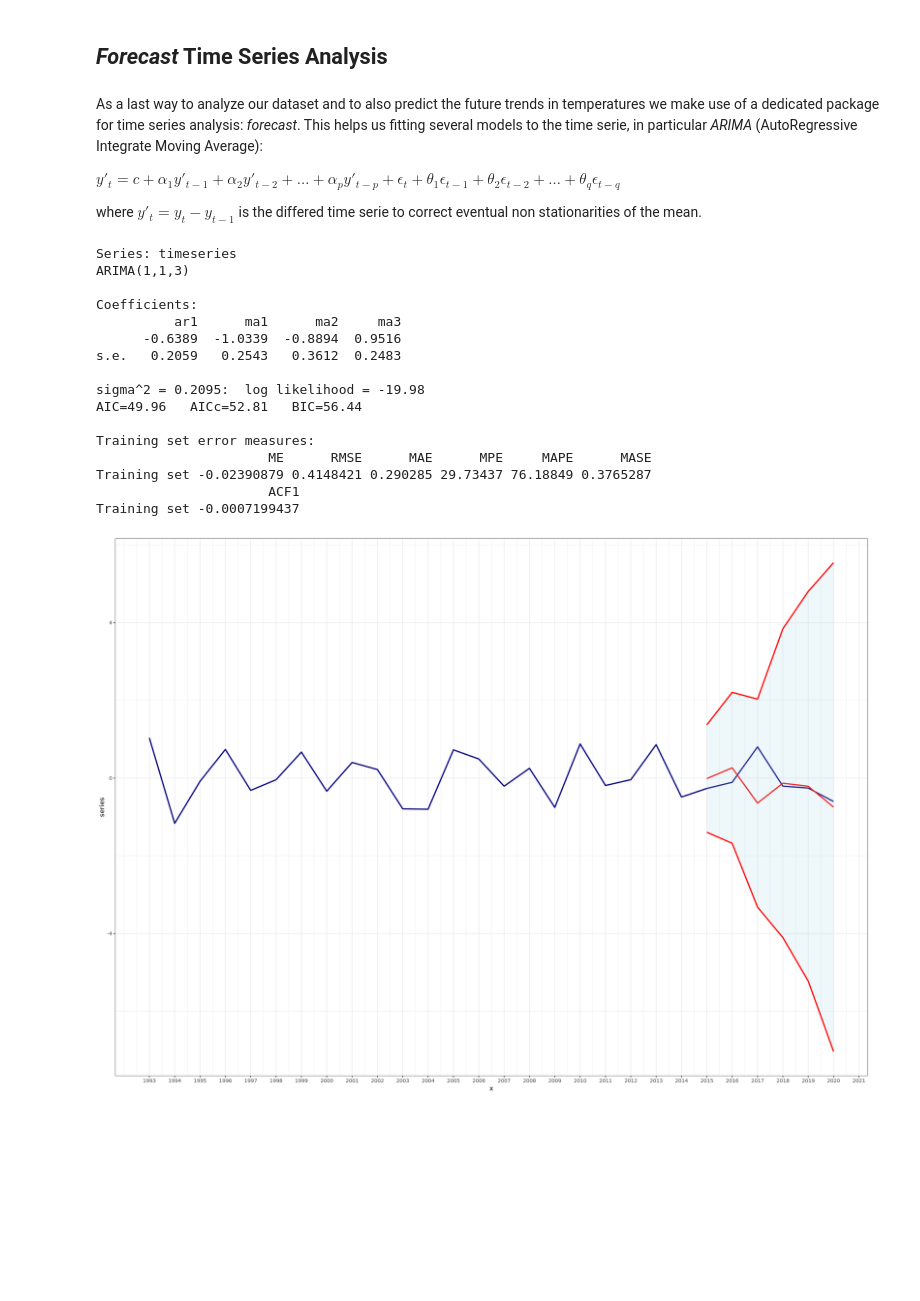
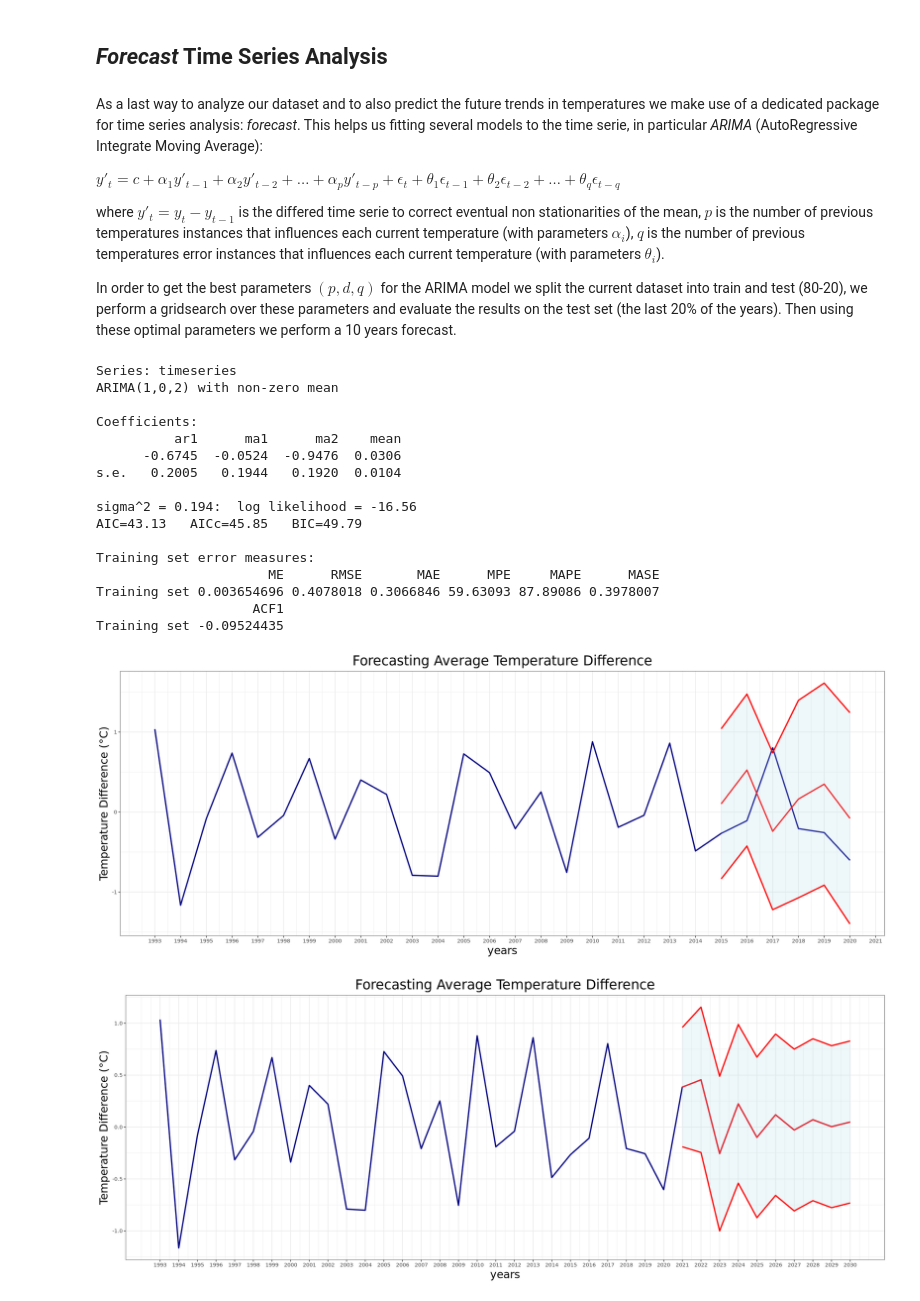
Before and after one commit to Lorycav/Weather_Statistical_Analysis_And_Forecasting, a Jupyter notebook: project_01.ipynb, the cells around one changed output. Drawn from its saved outputs; the diff is of its cells as text; code cells hidden in the pictures; blank space fills up the shorter version.

```diff
--- a/project_01.ipynb
+++ b/project_01.ipynb
@@ -876,7 +904,9 @@ As a last way to analyze our dataset and to also predict the future trends in te
 
 $y'_t=c+\alpha_1y'_{t-1}+\alpha_2y'_{t-2}+\dots+\alpha_py'_{t-p}+\epsilon_t+\theta_1\epsilon_{t-1}+\theta_2\epsilon_{t-2}+\dots+\theta_q\epsilon_{t-q}$
 
-where $y'_t=y_t-y_{t-1}$ is the differed time serie to correct eventual non stationarities of the mean.
+where $y'_t=y_t-y_{t-1}$ is the differed time serie to correct eventual non stationarities of the mean, $p$ is the number of previous temperatures instances that influences each current temperature (with parameters $\alpha_i$), $q$ is the number of previous temperatures error instances that influences each current temperature (with parameters $\theta_i$).
+
+In order to get the best parameters $(p,d,q)$ for the ARIMA model we split the current dataset into train and test (80-20), we perform a gridsearch over these parameters and evaluate the results on the test set (the last 20% of the years). Then using these optimal parameters we perform a 10 years forecast.
 # %%
 plot_forecast <- function(timeseries, forecast, test = TRUE) {
   lower <- forecast[[5]][,1]
@@ -1058,23 +1050,28 @@ find_best_sarima_model <- function(timeseries, iterations, seasonal_period = 12)
 # %%
+options(repr.plot.width = 18, repr.plot.height = 7)
 ts_data <- diff(yearly_dataset$MED_mean)
 ts_monthly <- monthly_dataset$MED_mean
 best_arima <- find_best_arima_model(timeseries = ts_data, iterations = 100)
-prediction <- forecast(best_arima$best_model,h = 5)
+prediction <- forecast(best_arima$best_model,h = 10)
+plot_forecast(ts_data, prediction, test = FALSE)
+ts_data_non_stationary <- yearly_dataset$MED_mean
+plot_forecast_non_stationary(ts_data_non_stationary, prediction, test = FALSE)
 # %% [output]
 Series: timeseries
-ARIMA(1,1,3)
+ARIMA(1,0,2) with non-zero mean
 
 Coefficients:
-          ar1      ma1      ma2     ma3
-      -0.6389  -1.0339  -0.8894  0.9516
-s.e.   0.2059   0.2543   0.3612  0.2483
+          ar1      ma1      ma2    mean
+      -0.6745  -0.0524  -0.9476  0.0306
+s.e.   0.2005   0.1944   0.1920  0.0104
 
-sigma^2 = 0.2095:  log likelihood = -19.98
-AIC=49.96   AICc=52.81   BIC=56.44
+sigma^2 = 0.194:  log likelihood = -16.56
+AIC=43.13   AICc=45.85   BIC=49.79
 
 Training set error measures:
-                      ME      RMSE      MAE      MPE     MAPE      MASE
-Training set -0.02390879 0.4148421 0.290285 29.73437 76.18849 0.3765287
-                      ACF1
-Training set -0.0007199437
+                      ME      RMSE       MAE      MPE     MAPE      MASE
+Training set 0.003654696 0.4078018 0.3066846 59.63093 87.89086 0.3978007
+                    ACF1
+Training set -0.09524435
-[figure, old version]
+[figure, new version]
+[figure, added]
```
Also changed, not shown: parts of 11 cells of this notebook.
